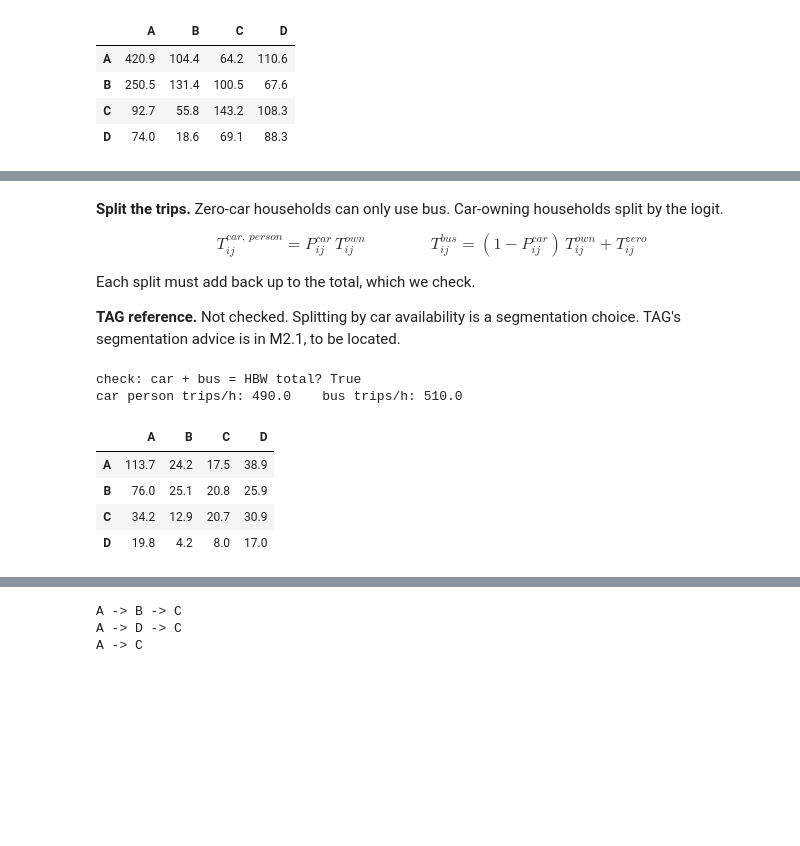
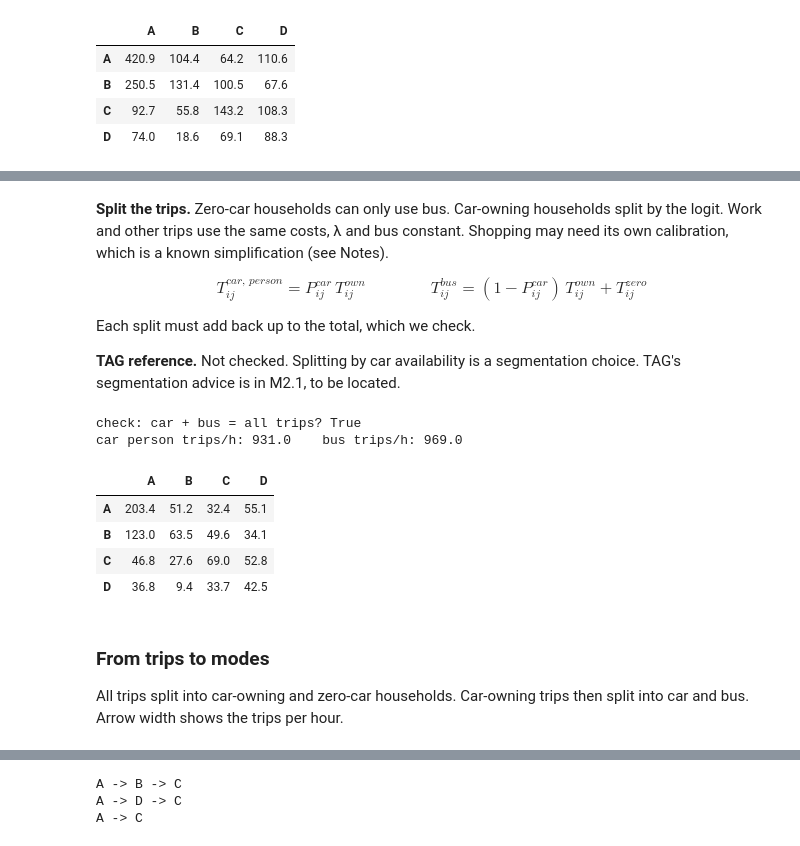
Before and after one commit to TheoCochrane/salisbury-transport-model, a Jupyter notebook: notebooks/toy_model.ipynb, the cells around one changed output, grey strips where cells are left out. Drawn from its saved outputs; the diff is of its cells as text; code cells hidden in the pictures; blank space fills up the shorter version.

```diff
--- a/notebooks/toy_model.ipynb
+++ b/notebooks/toy_model.ipynb
@@ -290,5 +809,5 @@ def furness(P, A, F, tol=1e-3, max_iter=100):
 # %%
-T_w, a_w, b_w = furness(P_w, A_w, F_w, tol=1e-3)
+T_w, a_w, b_w, furness_hist = furness(P_w, A_w, F_w, tol=1e-3)
 print()
 print("a_w =", a_w)
 print("b_w =", b_w)
@@ -428,11 +1078,14 @@ Here the zero-car share is a made-up placeholder. The plan (Phase 2) takes it fr
 
 **TAG reference.** Not checked. The plan cites the Census TS045 table for the zero-car share. The 30% is a placeholder.
 # %%
-zero_car_share = 0.30   # placeholder: share of HBW trips made by zero-car households
+zero_car_share_w = 0.30   # placeholder: share of HBW trips made by zero-car households
+zero_car_share_o = 0.30   # placeholder: share of HBO trips made by zero-car households (same value until sourced)
 
-T_w_own = (1 - zero_car_share) * T_w     # car-owning households: car is an option
-T_w_zero = zero_car_share * T_w          # zero-car households: car is not an option
+# Each purpose is split by car availability, then the two are added together.
+T_own = (1 - zero_car_share_w) * T_w + (1 - zero_car_share_o) * T_o   # car-owning households: car is an option
+T_zero = zero_car_share_w * T_w + zero_car_share_o * T_o              # zero-car households: car is not an option
 
-print("car-owning HBW trips/h:", T_w_own.sum().round(1))
-print("zero-car HBW trips/h:  ", T_w_zero.sum().round(1))
+print("car-owning trips/h (HBW + HBO):", T_own.sum().round(1))
+print("zero-car trips/h (HBW + HBO):  ", T_zero.sum().round(1))
+print("check: own + zero = all trips?", np.allclose(T_own + T_zero, T_all))
 # %% [output]
@@ -459,12 +1128,13 @@ vot = 0.20                 # £ per minute (= £12 per hour, placeholder)
 car_money = 1.50           # £ per car trip (placeholder)
 bus_fare = 1.80            # £ per bus trip (placeholder)
 walk_min, wait_min = 3.0, 4.0
-walk_wait_weight = 2.0
-bus_ivt_factor = 1.2
+walk_weight = 2.0         # TAG range 1.5 to 2.0
+wait_weight = 1.0         # TAG bus waiting weight is 1
+bus_ivt_factor = 1.1      # top of TAG range 0.7 to 1.1 (buses stop more)
 
 GC_car = c + car_money / vot
-GC_bus = bus_ivt_factor * c + walk_wait_weight * (walk_min + wait_min) + bus_fare / vot
-# GC_bus does not yet include the bus constant (Part J).
+GC_bus = bus_ivt_factor * c + walk_weight * walk_min + wait_weight * wait_min + bus_fare / vot
+# GC_bus does not yet include the bus constant (Part I).
 
 print("car money cost in minutes:", round(car_money / vot, 2))
 print("bus money cost in minutes:", round(bus_fare / vot, 2))
@@ -504,8 +1213,8 @@ def p_car(asc_bus):
     return w_car / (w_car + w_bus)
 
 def aggregate_car_share(asc_bus):
-    """Car share of car-owning trips, weighted by trips."""
-    return (p_car(asc_bus) * T_w_own).sum() / T_w_own.sum()
+    """Car share of car-owning trips (work and other), weighted by trips."""
+    return (p_car(asc_bus) * T_own).sum() / T_own.sum()
 
 target_car_share = 0.70     # placeholder observed car share (car-owning households)
 
@@ -513,7 +1222,7 @@ lo, hi = -50.0, 50.0
 for step in range(60):
     mid = 0.5 * (lo + hi)
     if aggregate_car_share(mid) > target_car_share:
-        hi = mid            # too much car: a lower bus constant is needed... so move hi down
+        hi = mid            # car share too high: the bus constant must fall, so move the upper bound down
     else:
         lo = mid
 asc_bus = 0.5 * (lo + hi)
@@ -526,5 +1254,5 @@ modelled car share:      0.7000  (target 0.7)
 # %% [markdown]
-**Split the trips.** Zero-car households can only use bus. Car-owning households split by the logit.
+**Split the trips.** Zero-car households can only use bus. Car-owning households split by the logit. Work and other trips use the same costs, λ and bus constant. Shopping may need its own calibration, which is a known simplification (see Notes).
 
 $$T^{car,\,person}_{ij} = P^{car}_{ij} \, T^{own}_{ij} \qquad\qquad T^{bus}_{ij} = (1 - P^{car}_{ij}) \, T^{own}_{ij} + T^{zero}_{ij}$$
 
@@ -533,17 +1261,21 @@ Each split must add back up to the total, which we check.
 **TAG reference.** Not checked. Splitting by car availability is a segmentation choice. TAG's segmentation advice is in M2.1, to be located.
 # %%
 P_car_own = p_car(asc_bus)
-T_car_person = P_car_own * T_w_own                    # person trips by car
-T_bus = (1 - P_car_own) * T_w_own + T_w_zero          # person trips by bus
+T_car_person = P_car_own * T_own                     # person trips by car, work and other
+T_bus = (1 - P_car_own) * T_own + T_zero             # person trips by bus, work and other
 
-print("check: car + bus = HBW total?", np.allclose(T_car_person + T_bus, T_w))
+print("check: car + bus = all trips?", np.allclose(T_car_person + T_bus, T_all))
 print("car person trips/h:", T_car_person.sum().round(1), "   bus trips/h:", T_bus.sum().round(1))
 pd.DataFrame(T_car_person, index=ZONES, columns=ZONES).round(1)
 # %% [output]
-check: car + bus = HBW total? True
-car person trips/h: 490.0    bus trips/h: 510.0
+check: car + bus = all trips? True
+car person trips/h: 931.0    bus trips/h: 969.0
 |  | A | B | C | D |
-| A | 113.7 | 24.2 | 17.5 | 38.9 |
-| B | 76.0 | 25.1 | 20.8 | 25.9 |
-| C | 34.2 | 12.9 | 20.7 | 30.9 |
-| D | 19.8 | 4.2 | 8.0 | 17.0 |
+| A | 203.4 | 51.2 | 32.4 | 55.1 |
+| B | 123.0 | 63.5 | 49.6 | 34.1 |
+| C | 46.8 | 27.6 | 69.0 | 52.8 |
+| D | 36.8 | 9.4 | 33.7 | 42.5 |
+# %% [markdown]
+### From trips to modes
+
+All trips split into car-owning and zero-car households. Car-owning trips then split into car and bus. Arrow width shows the trips per hour.
```
Also changed, not shown: parts of 93 cells of this notebook.
